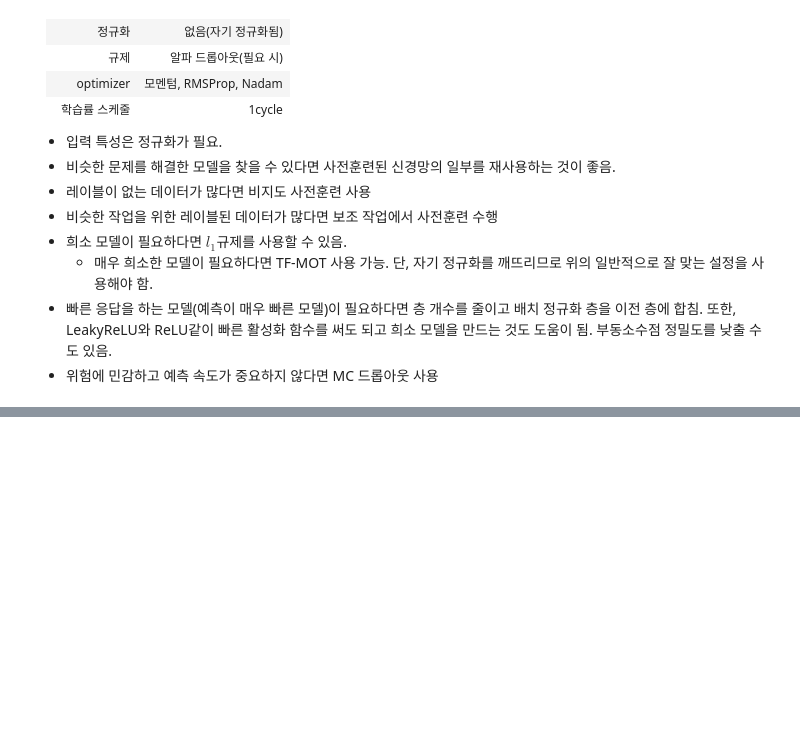
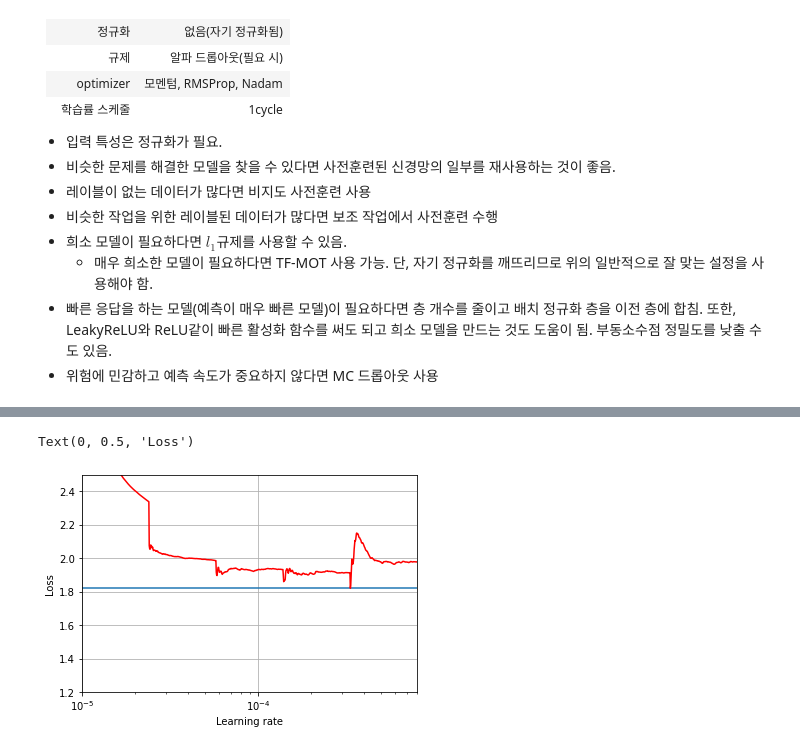
Before and after one commit to lijm1358/ml_practice, a Jupyter notebook: ch11.ipynb, the cells around one changed output, grey strips where cells are left out. Cells and saved outputs as stored; diff of their text form; code cells hidden in the pictures; blank space fills up the shorter version.

```diff
--- a/ch11.ipynb
+++ b/ch11.ipynb
@@ -929,0 +995,22 @@ keras.layers.Dense(100, activation="elu", kernel_initializer="he_normal", kernel
+# %%
+# 10장에서 사용한 최적의 학습률 찾기
+K = keras.backend
+
+class ExponentialLrCallback(keras.callbacks.Callback):
+    def __init__(self, factor):
+        self.factor = factor
+        self.lr = []
+        self.losses = []
+    def on_batch_end(self, batch, logs):
+        self.lr.append(K.get_value(self.model.optimizer.lr))
+        self.losses.append(logs["loss"])
+        K.set_value(self.model.optimizer.lr, self.model.optimizer.lr * self.factor)
+
+keras.backend.clear_session()
+# %%
+# Nadam optimizer 이용, 학습률 1e-5부터 0.5%씩 증가
+optimizer = keras.optimizers.Nadam(learning_rate=1e-5, beta_1=0.9, beta_2=0.999, epsilon=1e-7)
+
+model_cifar.compile(loss="sparse_categorical_crossentropy", optimizer=optimizer, metrics=["accuracy"])
+
+expon_lr = ExponentialLrCallback(1.005)
@@ -929,0 +1031,13 @@ keras.layers.Dense(100, activation="elu", kernel_initializer="he_normal", kernel
+# %%
+# 학습률에 따른 loss 곡선 출력
+plt.plot(expon_lr.lr, expon_lr.losses, 'r-')
+plt.gca().set_xscale('log')
+plt.hlines(min(expon_lr.losses), min(expon_lr.lr), max(expon_lr.lr))
+plt.axis([min(expon_lr.lr), max(expon_lr.lr), 0, expon_lr.losses[0]])
+plt.grid()
+plt.ylim([1.2, 2.5])
+plt.xlabel("Learning rate")
+plt.ylabel("Loss")
+# %% [output]
+Text(0, 0.5, 'Loss')
+[figure, added]
```
Also changed, not shown: parts of 34 cells of this notebook.
